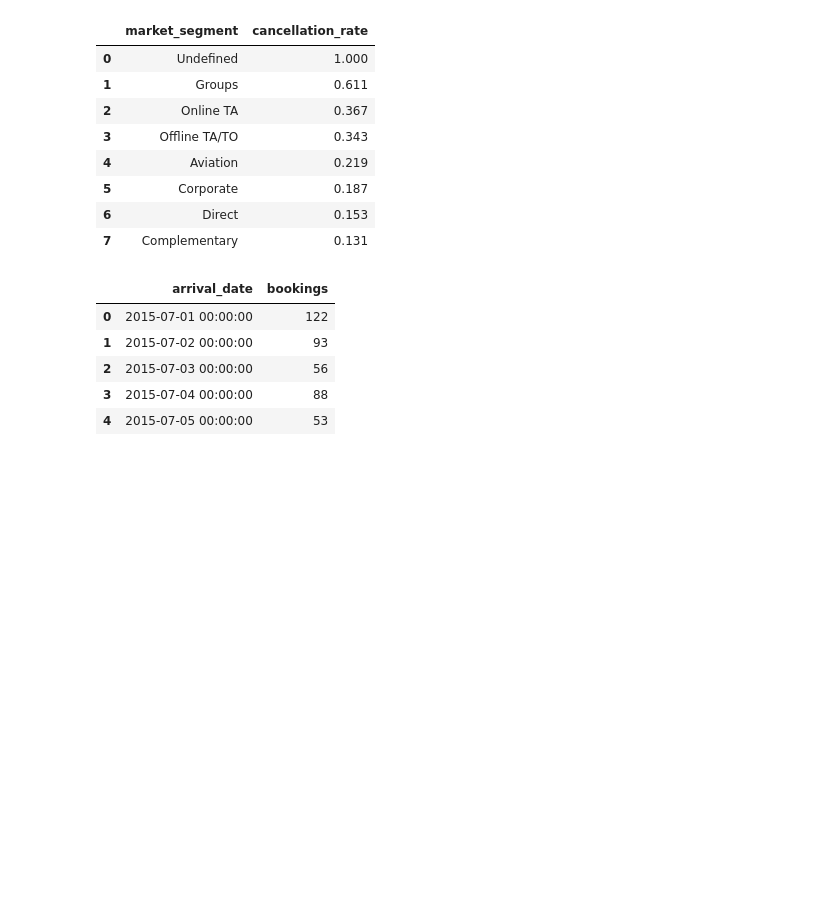
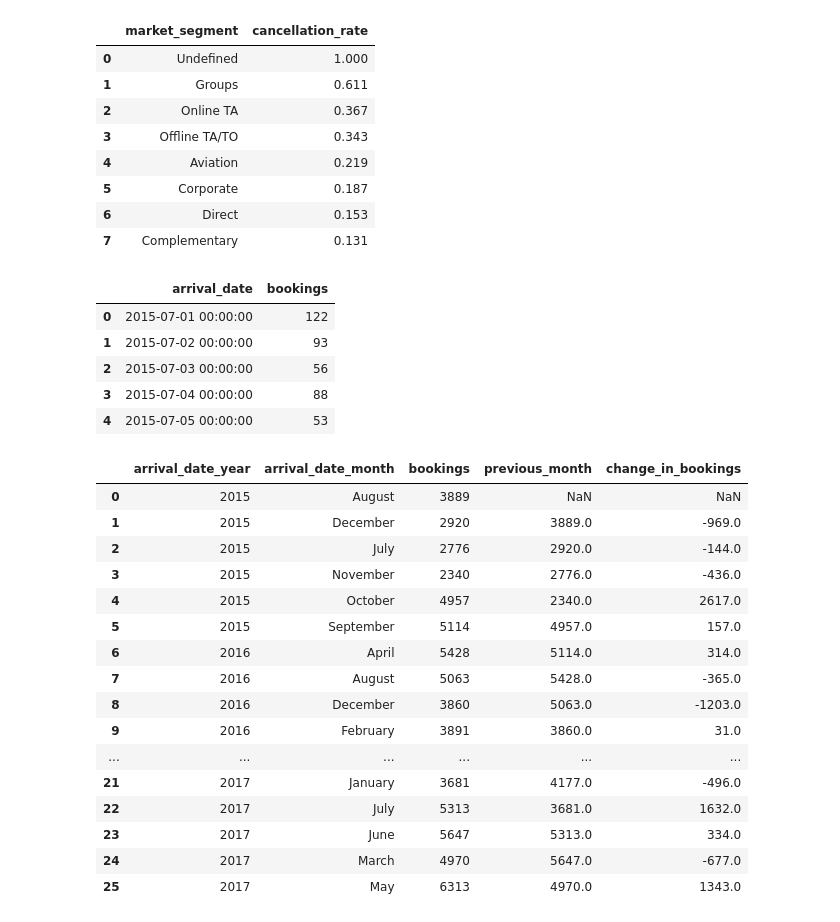
Before and after one commit to jos3ruizab/guacamaia-tourism-demand-dashboard, a Jupyter notebook: notebooks/eda.ipynb, the cells around one changed output. Cells and saved outputs as stored; diff of their text form; code cells hidden in the pictures; blank space fills up the shorter version.

Commit message:
Add advanced SQL with window functions and segmentation

```diff
--- a/notebooks/eda.ipynb
+++ b/notebooks/eda.ipynb
@@ -630,3 +630,42 @@ ts_sql.head()
 | 2 | 2015-07-03 00:00:00 | 56 |
 | 3 | 2015-07-04 00:00:00 | 88 |
 | 4 | 2015-07-05 00:00:00 | 53 |
+# %%
+# Monthly demand with trend (window function)
+
+query = """
+SELECT
+    arrival_date_year,
+    arrival_date_month,
+    COUNT(*) AS bookings,
+    LAG(COUNT(*)) OVER (
+        ORDER BY arrival_date_year, arrival_date_month
+    ) AS previous_month,
+    COUNT(*) - LAG(COUNT(*)) OVER (
+        ORDER BY arrival_date_year, arrival_date_month
+    ) AS change_in_bookings
+FROM bookings
+GROUP BY arrival_date_year, arrival_date_month
+ORDER BY arrival_date_year, arrival_date_month;
+"""
+
+trend_sql = pd.read_sql(query, conn)
+trend_sql
+# %% [output]
+|  | arrival_date_year | arrival_date_month | bookings | previous_month | change_in_bookings |
+| 0 | 2015 | August | 3889 | NaN | NaN |
+| 1 | 2015 | December | 2920 | 3889.0 | -969.0 |
+| 2 | 2015 | July | 2776 | 2920.0 | -144.0 |
+| 3 | 2015 | November | 2340 | 2776.0 | -436.0 |
+| 4 | 2015 | October | 4957 | 2340.0 | 2617.0 |
+| 5 | 2015 | September | 5114 | 4957.0 | 157.0 |
+| 6 | 2016 | April | 5428 | 5114.0 | 314.0 |
+| 7 | 2016 | August | 5063 | 5428.0 | -365.0 |
+| 8 | 2016 | December | 3860 | 5063.0 | -1203.0 |
+| 9 | 2016 | February | 3891 | 3860.0 | 31.0 |
+| ... | ... | ... | ... | ... | ... |
+| 21 | 2017 | January | 3681 | 4177.0 | -496.0 |
+| 22 | 2017 | July | 5313 | 3681.0 | 1632.0 |
+| 23 | 2017 | June | 5647 | 5313.0 | 334.0 |
+| 24 | 2017 | March | 4970 | 5647.0 | -677.0 |
+| 25 | 2017 | May | 6313 | 4970.0 | 1343.0 |
```
Also changed, not shown: parts of 3 cells of this notebook, 1 other file.
